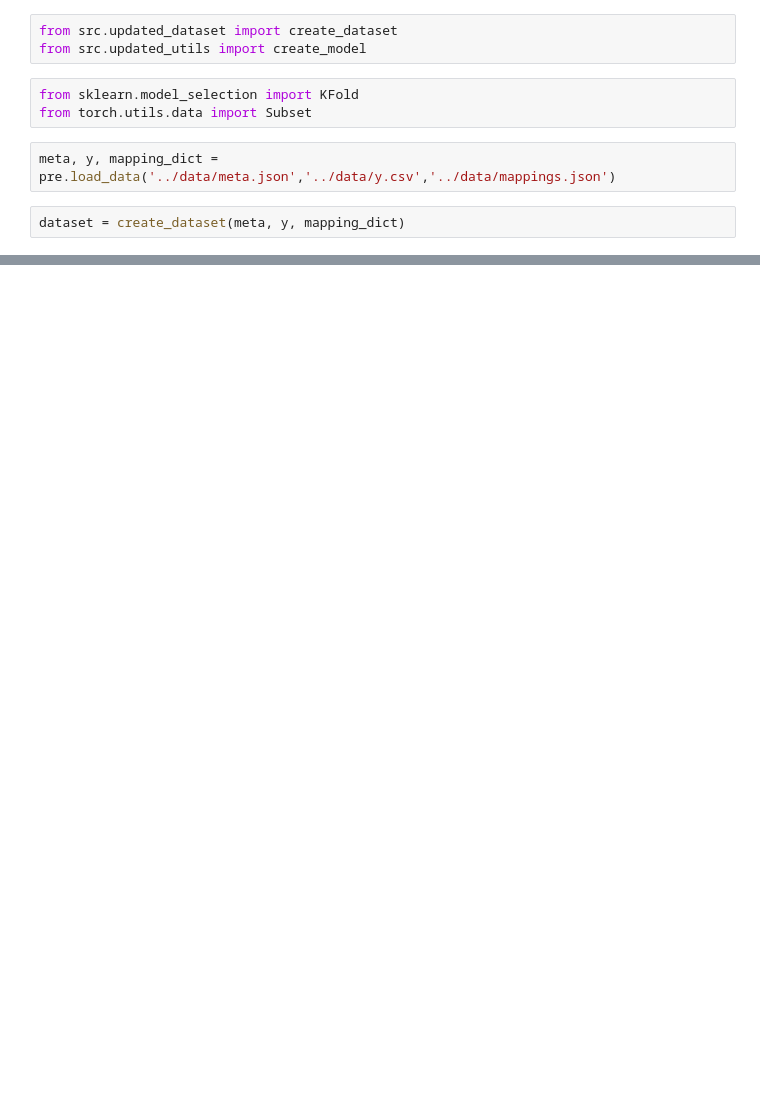
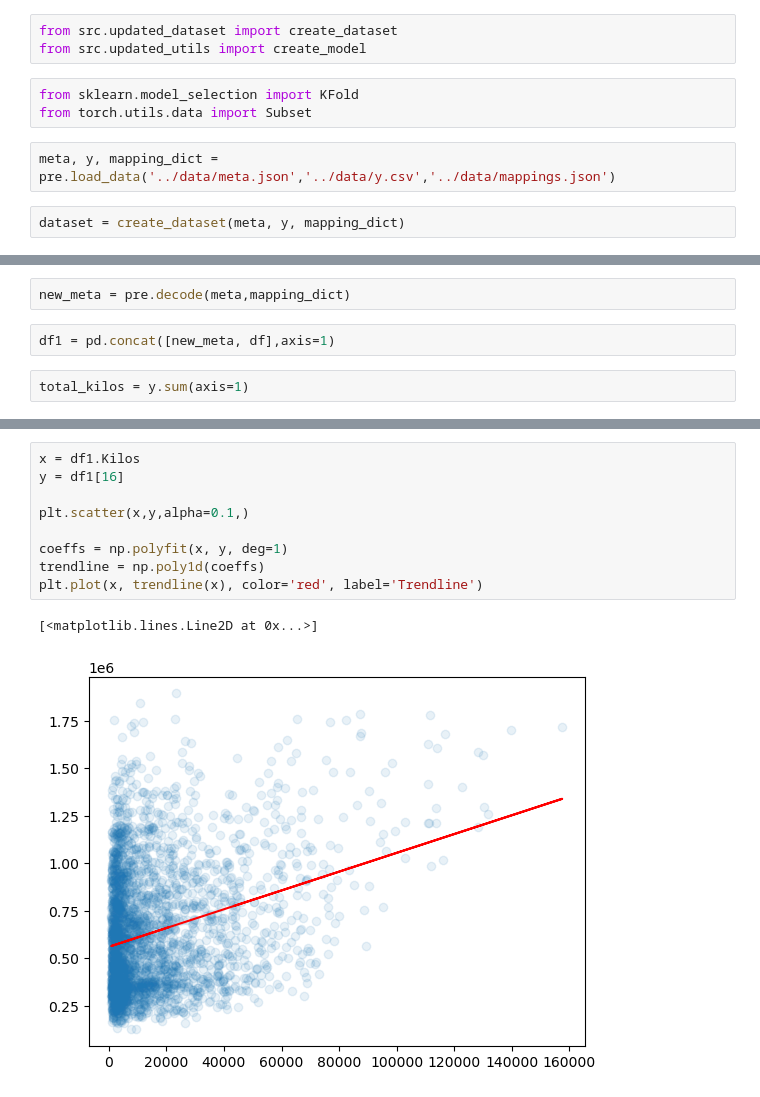
Before and after one commit to ZakirBAhmad/CherryOnTop, a Jupyter notebook: sandbox/curve_adjustment.ipynb, the cells around one changed output, grey strips where cells are left out. Drawn from its saved outputs; the diff is of its cells as text; blank space fills up the shorter version.

```diff
--- a/sandbox/curve_adjustment.ipynb
+++ b/sandbox/curve_adjustment.ipynb
@@ -80,0 +85,6 @@ ValueError: too many values to unpack (expected 8)
+# %%
+new_meta = pre.decode(meta,mapping_dict)
+# %%
+df1 = pd.concat([new_meta, df],axis=1)
+# %%
+total_kilos = y.sum(axis=1)
@@ -80,0 +142,12 @@ ValueError: too many values to unpack (expected 8)
+# %%
+x = df1.Kilos
+y = df1[16]
+
+plt.scatter(x,y,alpha=0.1,)
+
+coeffs = np.polyfit(x, y, deg=1)
+trendline = np.poly1d(coeffs)
+plt.plot(x, trendline(x), color='red', label='Trendline')
+# %% [output]
+[<matplotlib.lines.Line2D at 0x...>]
+[figure, added]
```
Also changed, not shown: parts of 13 cells of this notebook, 7 other files.
